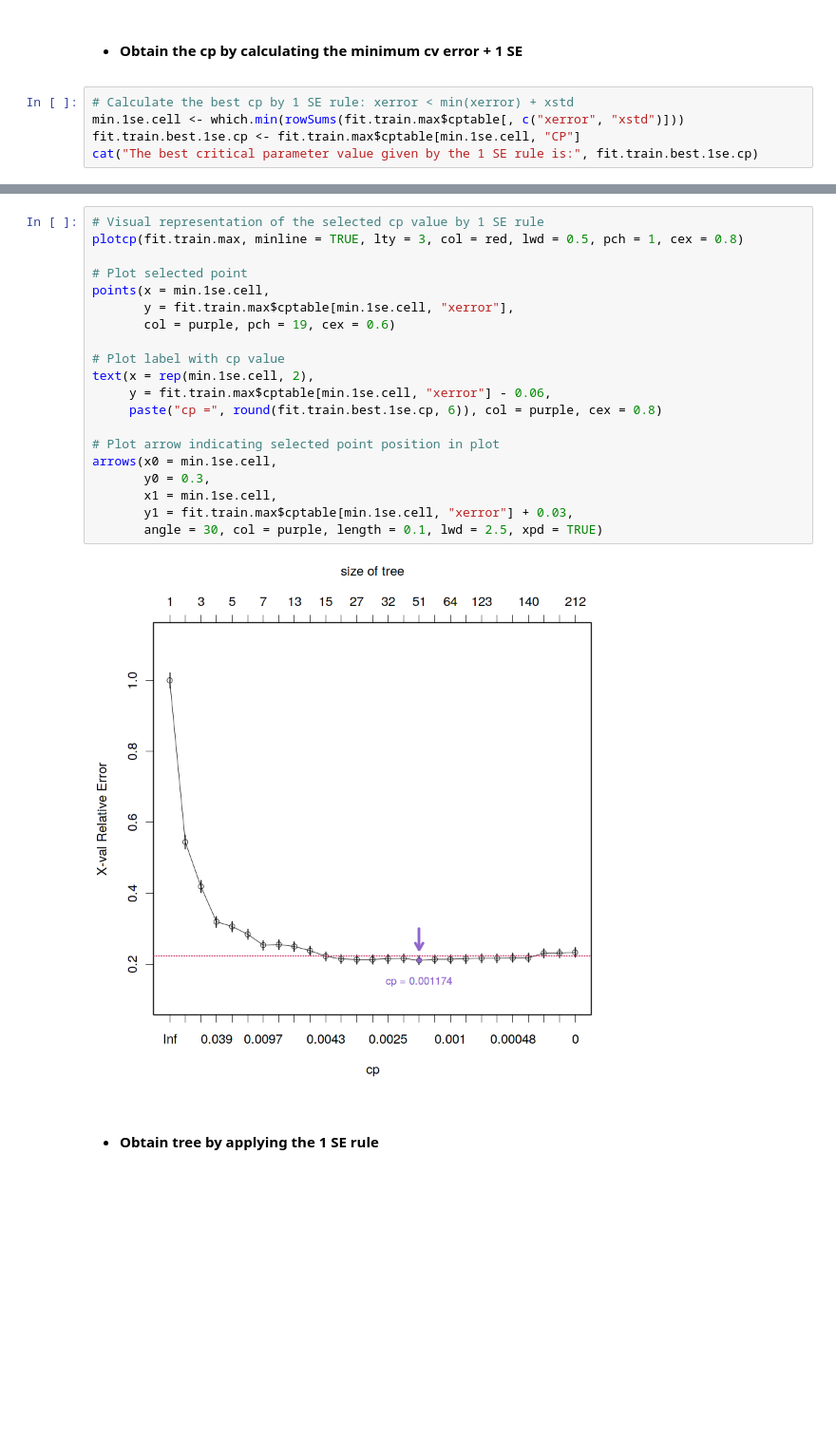
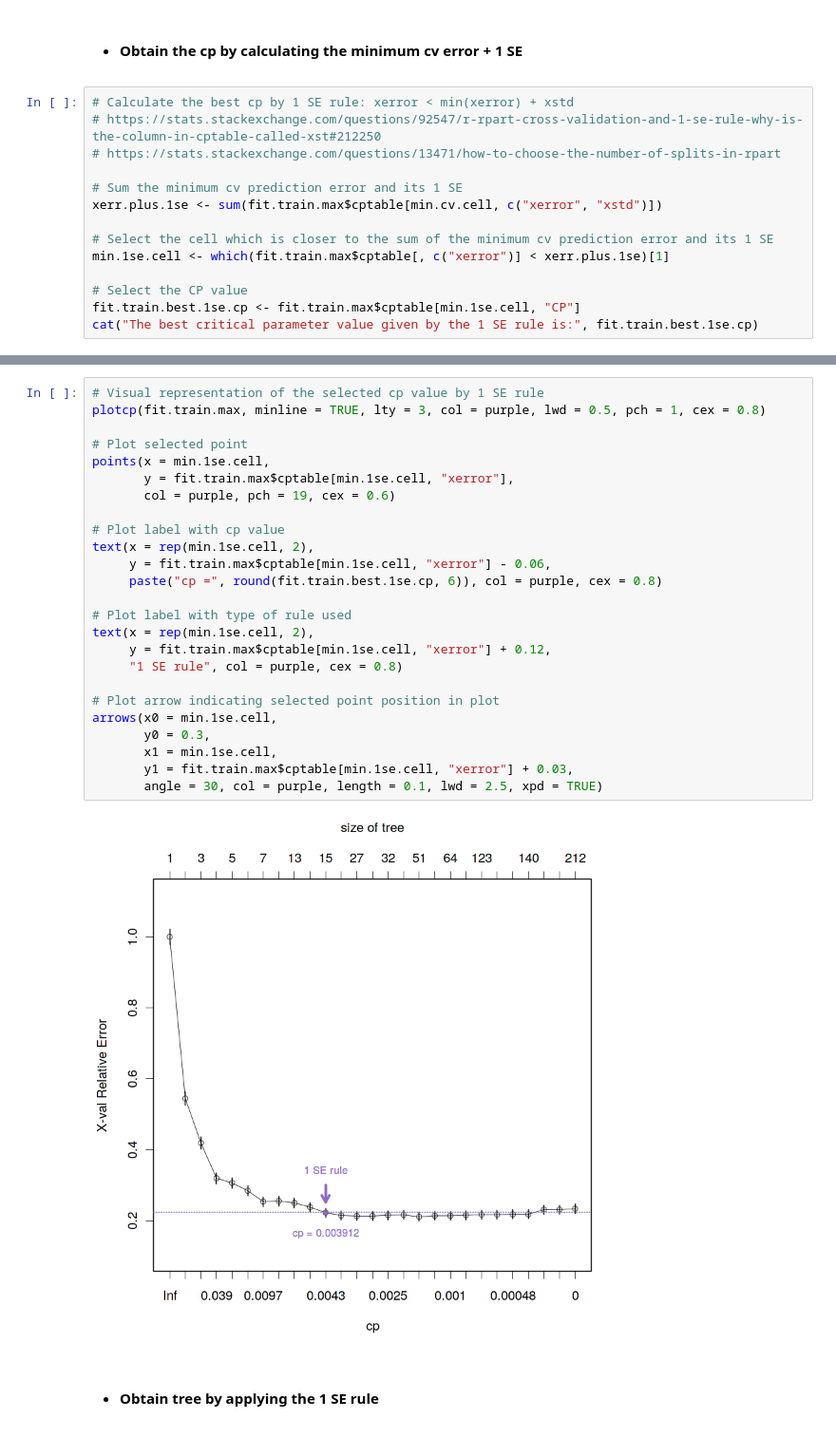
Before and after one commit to guzmanlopez/ACRRF_course, a Jupyter notebook: trabajo-final.ipynb, the cells around one changed output, grey strips where cells are left out. Shown at 95% size. Cells and saved outputs as stored; diff of their text form; blank space fills up the shorter version.

Commit message:
finish all the cp rules estimations

```diff
--- a/trabajo-final.ipynb
+++ b/trabajo-final.ipynb
@@ -481,7 +487,16 @@ The splits involved the following variables:
 - #### Obtain the cp by calculating the minimum cv error + 1 SE
 # %%
 # Calculate the best cp by 1 SE rule: xerror < min(xerror) + xstd
-min.1se.cell <- which.min(rowSums(fit.train.max$cptable[, c("xerror", "xstd")]))
+# https://stats.stackexchange.com/questions/92547/r-rpart-cross-validation-and-1-se-rule-why-is-the-column-in-cptable-called-xst#212250
+# https://stats.stackexchange.com/questions/13471/how-to-choose-the-number-of-splits-in-rpart
+
+# Sum the minimum cv prediction error and its 1 SE
+xerr.plus.1se <- sum(fit.train.max$cptable[min.cv.cell, c("xerror", "xstd")])
+
+# Select the cell which is closer to the sum of the minimum cv prediction error and its 1 SE
+min.1se.cell <- which(fit.train.max$cptable[, c("xerror")] < xerr.plus.1se)[1]
+
+# Select the CP value
 fit.train.best.1se.cp <- fit.train.max$cptable[min.1se.cell, "CP"]
 cat("The best critical parameter value given by the 1 SE rule is:", fit.train.best.1se.cp)
 # %% [output]
@@ -489,25 +504,30 @@ The best critical parameter value given by the 1 SE rule is: 0.001173709
 # %%
 # Visual representation of the selected cp value by 1 SE rule
-plotcp(fit.train.max, minline = TRUE, lty = 3, col = red, lwd = 0.5, pch = 1, cex = 0.8)
+plotcp(fit.train.max, minline = TRUE, lty = 3, col = purple, lwd = 0.5, pch = 1, cex = 0.8)
 
 # Plot selected point
 points(x = min.1se.cell,
        y = fit.train.max$cptable[min.1se.cell, "xerror"],
        col = purple, pch = 19, cex = 0.6)
 
 # Plot label with cp value
 text(x = rep(min.1se.cell, 2),
      y = fit.train.max$cptable[min.1se.cell, "xerror"] - 0.06,
      paste("cp =", round(fit.train.best.1se.cp, 6)), col = purple, cex = 0.8)
 
+# Plot label with type of rule used
+text(x = rep(min.1se.cell, 2),
+     y = fit.train.max$cptable[min.1se.cell, "xerror"] + 0.12,
+     "1 SE rule", col = purple, cex = 0.8)
+
 # Plot arrow indicating selected point position in plot
 arrows(x0 = min.1se.cell,
        y0 = 0.3,
        x1 = min.1se.cell,
        y1 = fit.train.max$cptable[min.1se.cell, "xerror"] + 0.03,
        angle = 30, col = purple, length = 0.1, lwd = 2.5, xpd = TRUE)
 # %% [output]
-[figure, old version]
+[figure, new version]
 # %% [markdown]
 - #### Obtain tree by applying the 1 SE rule
 # %%
```
Also changed, not shown: parts of 17 cells of this notebook.
